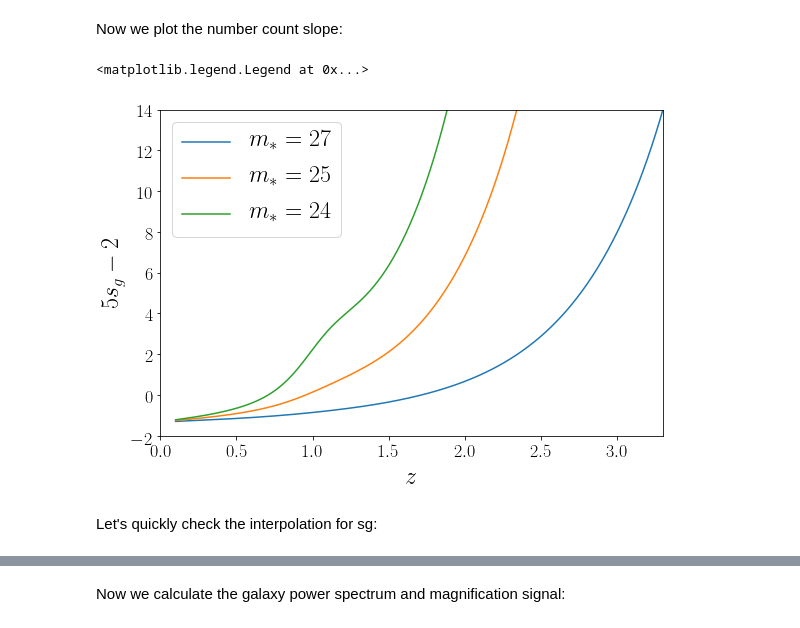
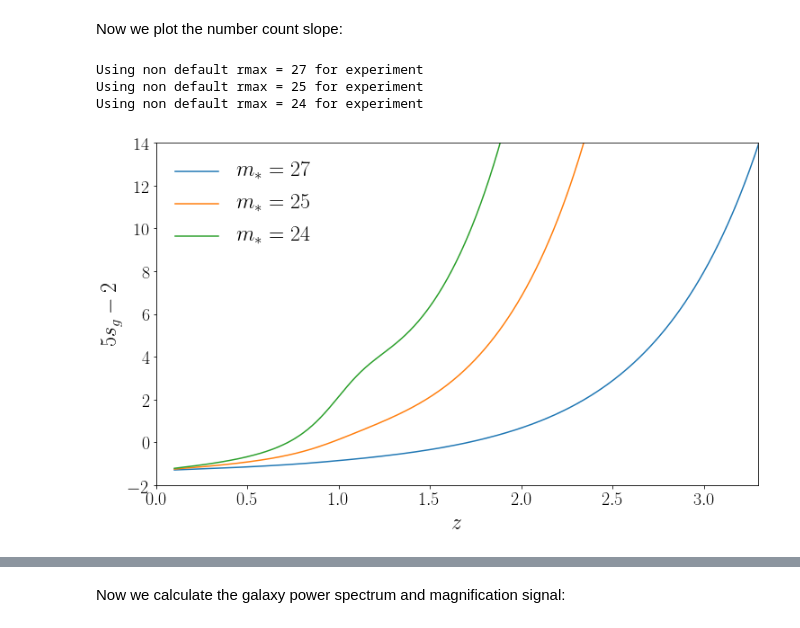
Before and after one commit to amadeuswi/MagBias, a Jupyter notebook: S2N.ipynb, the cells around one changed output, grey strips where cells are left out. Drawn from its saved outputs; the diff is of its cells as text; code cells hidden in the pictures.

```diff
--- a/S2N.ipynb
+++ b/S2N.ipynb
@@ -108,43 +129,45 @@ z3 = np.linspace(0.1, 2., 500)
 
 # Ftab = nsig * Ssys(z, CLAR_zhangpen)
 # mtab = -2.5 * np.log10(Ftab)
 
 rmax_default = 27 #for LSST
 rmax2 = 25
 rmax3 = 24
-fig = P.figure(figsize = (9,6));
+fig = P.figure(figsize = (12,7));
 ax2 = fig.add_subplot(111)
 
-# sg1tab = 5*sg(z, MAXMAG = rmax_default)-2
-# sg2tab = 5*sg(z2, MAXMAG = rmax2 )-2
-# sg3tab = 5*sg(z3, MAXMAG = rmax3 )-2
+sg1tab = 5*sg(z, MAXMAG = rmax_default)-2
+sg2tab = 5*sg(z2, MAXMAG = rmax2 )-2
+sg3tab = 5*sg(z3, MAXMAG = rmax3 )-2
 
-#TESTING THE INTERPOLATION FUNCTION:
-sg1tab = 5*sg_interp(z, MAXMAG = rmax_default)-2
-sg2tab = 5*sg_interp(z2, MAXMAG = rmax2 )-2
-sg3tab = sg5minus2(z3, rmax3 )
+# #TESTING THE INTERPOLATION FUNCTION:
+# sg1tab = 5*sg_interp(z, MAXMAG = rmax_default)-2
+# sg2tab = 5*sg_interp(z2, MAXMAG = rmax2 )-2
+# sg3tab = sg5minus2(z3, rmax3 )
 
 
 
 ax2.plot(z, sg1tab, label = r"$m_* = {}$".format(rmax_default))
 ax2.plot(z2, sg2tab, label = r"$m_* = {}$".format(rmax2))
 ax2.plot(z3, sg3tab, label = r"$m_* = {}$".format(rmax3))
 
 
 
 
 ax2.set_xlabel(r"$z$")
 ax2.set_ylabel(r"$5s_g-2$")
 ax2.set_ylim((-2, 14))
 ax2.set_xlim((0,3.3))
 
 
-P.legend()
+P.legend(frameon = False)
 # plotdir = "/Users/amadeus/Documents/PhD/Thesis/tex/images/"
 # print "we are saving plot to thesis!!!!"
+
+plotdir = "/Users/amadeus/Documents/PhD/work/MagBias/plots/"
 # P.savefig(plotdir + "alpha.pdf")
 # %% [output]
-<matplotlib.legend.Legend at 0x...>
+Using non default rmax = 27 for experiment
+Using non default rmax = 25 for experiment
+Using non default rmax = 24 for experiment
-[figure, old version]
+[figure, new version]
-# %% [markdown]
-Let's quickly check the interpolation for sg:
```
Also changed, not shown: parts of 40 cells of this notebook, 16 other files.
